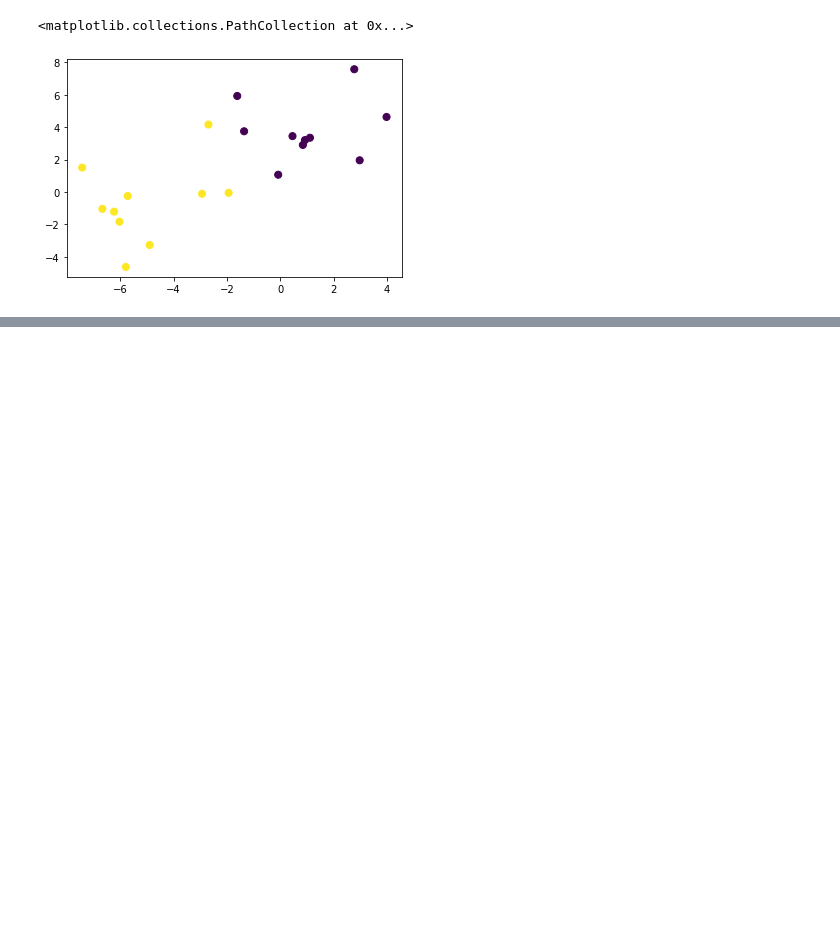
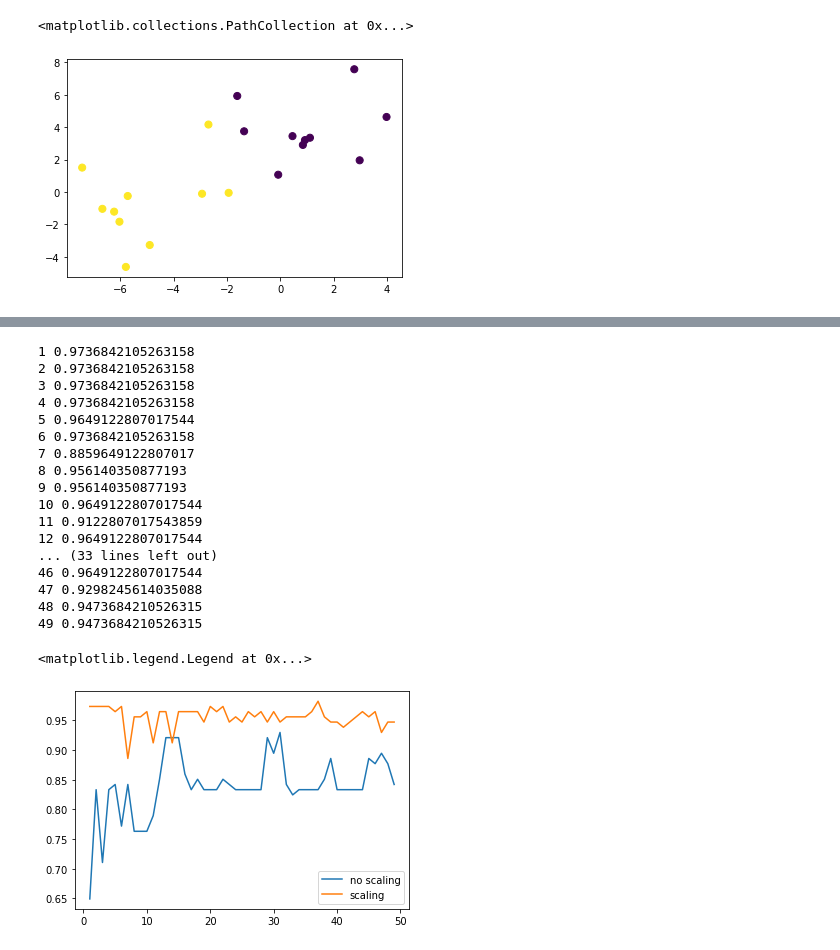
Before and after one commit to ducksfrogs/udemyScipy, a Jupyter notebook: perceptron.ipynb, the cells around one changed output, grey strips where cells are left out. Cells and saved outputs as stored; diff of their text form; code cells hidden in the pictures; blank space fills up the shorter version.

```diff
--- a/perceptron.ipynb
+++ b/perceptron.ipynb
@@ -13,0 +127,8 @@ plt.scatter(X[:,0], X[:,1], c=y, s=50)
+# %%
+from sklearn.preprocessing import MinMaxScaler
+
+scaler = MinMaxScaler()
+scaler.fit(X_train)
+
+X_train_scale = scaler.transform(X_train)
+X_test_scale = scaler.transform(X_test)
@@ -13,0 +149,37 @@ plt.scatter(X[:,0], X[:,1], c=y, s=50)
+# %%
+clf = Perceptron(warm_start=True, n_jobs=1)
+
+scores2 = []
+n_range = range(1,50)
+
+for n in n_range:
+    clf.fit(X_train_scale, y_train)
+    score = clf.score(X_test_scale, y_test)
+    print(n, score)
+    scores2.append(score)
+
+scores2 = np.array(scores2)
+
+plt.plot(n_range, scores, label='no scaling')
+plt.plot(n_range, scores2, label='scaling')
+plt.legend(loc="best")
+# %% [output]
+1 0.9736842105263158
+2 0.9736842105263158
+3 0.9736842105263158
+4 0.9736842105263158
+5 0.9649122807017544
+6 0.9736842105263158
+7 0.8859649122807017
+8 0.956140350877193
+9 0.956140350877193
+10 0.9649122807017544
+11 0.9122807017543859
+12 0.9649122807017544
+... (33 lines left out)
+46 0.9649122807017544
+47 0.9298245614035088
+48 0.9473684210526315
+49 0.9473684210526315
+<matplotlib.legend.Legend at 0x...>
+[figure, added]
```
Also changed, not shown: parts of 13 cells of this notebook, 3 other files.
